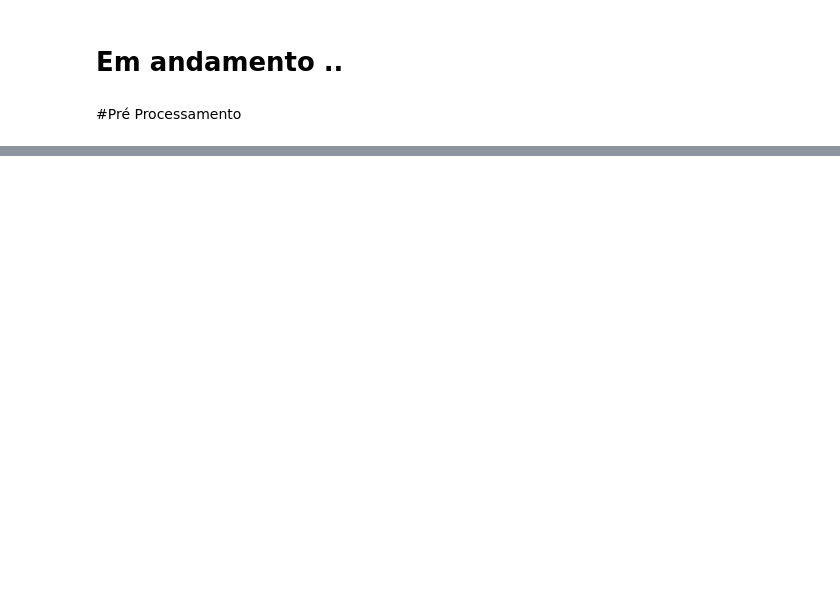
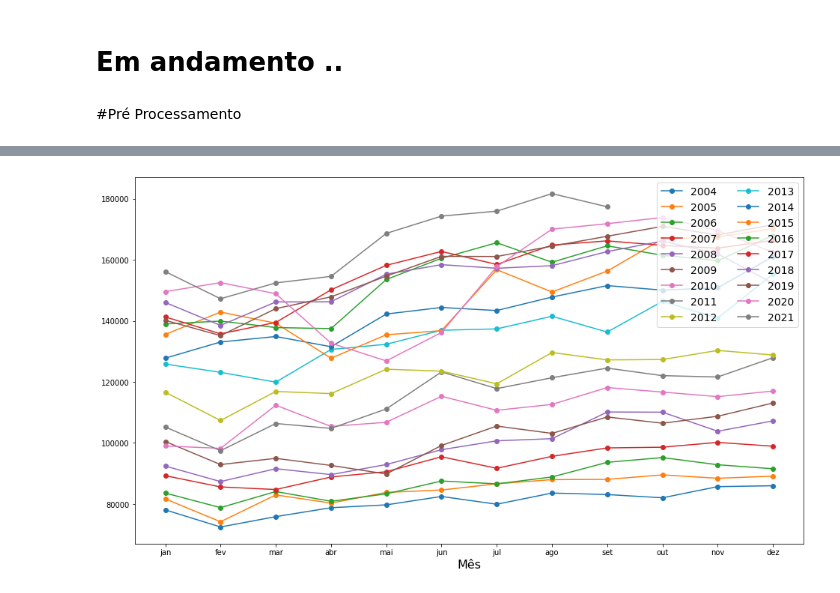
Before and after one commit to nicolycosta/RedesNeurais-SeriesTemporais, a Jupyter notebook: RNIPCA.ipynb, the cells around one changed output, grey strips where cells are left out. Drawn from its saved outputs; the diff is of its cells as text; code cells hidden in the pictures; blank space fills up the shorter version.

```diff
--- a/RNIPCA.ipynb
+++ b/RNIPCA.ipynb
@@ -35,0 +48,20 @@ serie
+# %%
+anos = serie.index.year.unique()
+meses = serie.index.month.unique()
+mesesStr = ['jan', 'fev', 'mar', 'abr', 'mai', 'jun', 'jul', 'ago', 'set', 'out', 'nov', 'dez']
+
+plt.figure(figsize = (16,9))
+
+for i in anos:
+    ZtAno = serie[(serie.index.year == i)]
+    nMeses = len(ZtAno)
+    plt.plot(mesesStr[0:nMeses], ZtAno, 'o-', label = str(i))
+
+plt.xlabel('Mês',fontsize=16)
+plt.title('',fontsize=15)
+plt.ylabel('',fontsize=14)
+plt.legend(loc = 'upper right', prop = {'size': 14}, ncol = 2)
+
+plt.show()
+# %% [output]
+[figure, added]
```
Also changed, not shown: parts of 2 cells of this notebook.
